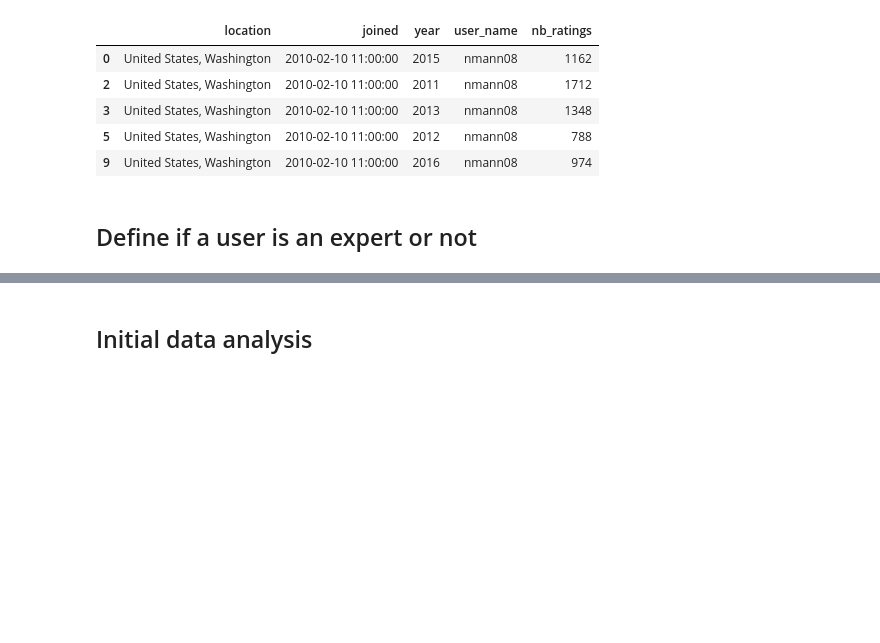
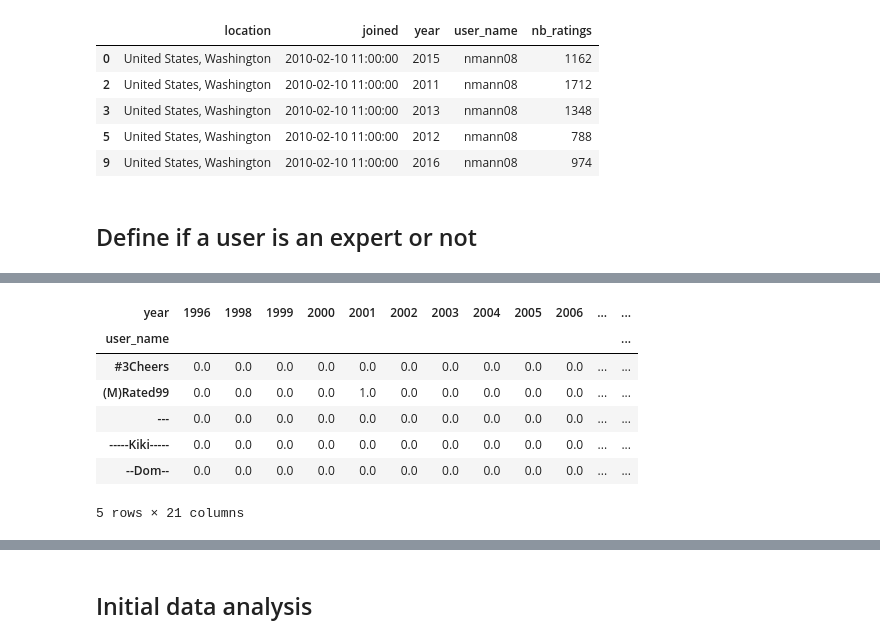
Before and after one commit to epfl-ada/ada-2023-project-remontada, a Jupyter notebook: code/main_yannis.ipynb, the cells around one changed output, grey strips where cells are left out. Cells and saved outputs as stored; diff of their text form; code cells hidden in the pictures; blank space fills up the shorter version.

```diff
--- a/code/main_yannis.ipynb
+++ b/code/main_yannis.ipynb
@@ -243,0 +246,13 @@ Wall time: 26.2 s
+# %%
+df_ratings_stat_pivot = df_ratings_stat.pivot(index='user_name', columns='year', values='nb_ratings')
+df_ratings_stat_pivot.fillna(0, inplace=True)
+df_ratings_stat_pivot.head()
+# %% [output]
+| year | 1996 | 1998 | 1999 | 2000 | 2001 | 2002 | 2003 | 2004 | 2005 | 2006 | ... | ... |
+| user_name |  |  |  |  |  |  |  |  |  |  |  | ... |
+| #3Cheers | 0.0 | 0.0 | 0.0 | 0.0 | 0.0 | 0.0 | 0.0 | 0.0 | 0.0 | 0.0 | ... | ... |
+| (M)Rated99 | 0.0 | 0.0 | 0.0 | 0.0 | 1.0 | 0.0 | 0.0 | 0.0 | 0.0 | 0.0 | ... | ... |
+| --- | 0.0 | 0.0 | 0.0 | 0.0 | 0.0 | 0.0 | 0.0 | 0.0 | 0.0 | 0.0 | ... | ... |
+| -----Kiki----- | 0.0 | 0.0 | 0.0 | 0.0 | 0.0 | 0.0 | 0.0 | 0.0 | 0.0 | 0.0 | ... | ... |
+| --Dom-- | 0.0 | 0.0 | 0.0 | 0.0 | 0.0 | 0.0 | 0.0 | 0.0 | 0.0 | 0.0 | ... | ... |
+5 rows × 21 columns
```
Also changed, not shown: parts of 25 cells of this notebook.
